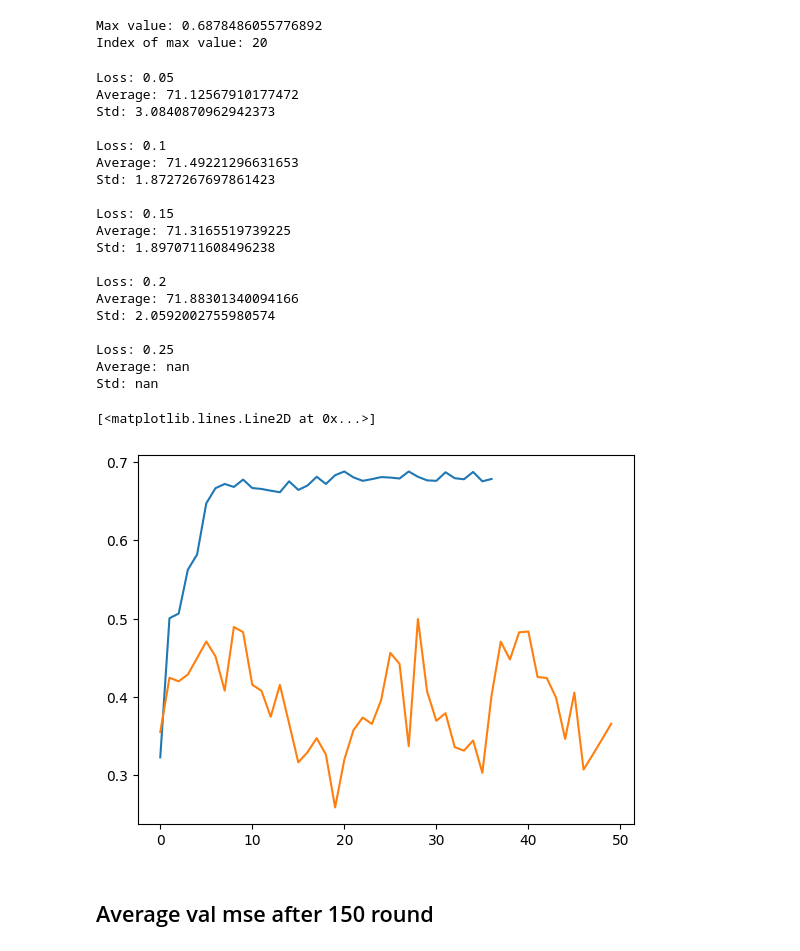
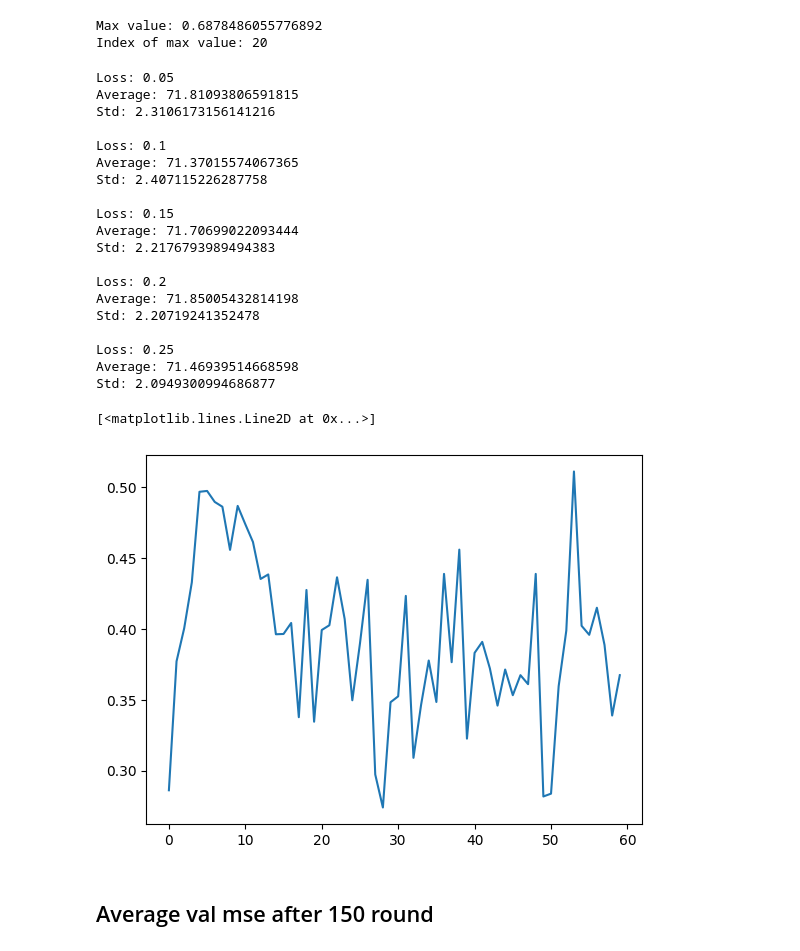
Before and after one commit to Observe-l/FedL-Transformer_Wireless, a Jupyter notebook: plot.ipynb, the cells around one changed output. Drawn from its saved outputs; the diff is of its cells as text; code cells hidden in the pictures.

```diff
--- a/plot.ipynb
+++ b/plot.ipynb
@@ -27,38 +27,38 @@ Max value: 0.6878486055776892
 Index of max value: 20
 # %%
 for i in [0.05, 0.1, 0.15, 0.2, 0.25]:
-    with open(f'results/fedprox/n50_s0.1_r300_e5_loss{i}_modezero_coding.json', 'r') as f:
+    with open(f'results/fedper/n50_s0.1_r300_e5_loss{i}_modezero_coding.json', 'r') as f:
         result_dict1 = json.load(f)
     print(f"Loss: {i}")
     print(f"Average: {np.mean(result_dict1['test_acc'][5:])*100}")
     print(f"Std: {np.std(result_dict1['test_acc'][5:])*100}\n\t")
 # %% [output]
 Loss: 0.05
-Average: 71.12567910177472
-Std: 3.0840870962942373
+Average: 71.81093806591815
+Std: 2.3106173156141216
 
 Loss: 0.1
-Average: 71.49221296631653
-Std: 1.8727267697861423
+Average: 71.37015574067365
+Std: 2.407115226287758
 
 Loss: 0.15
-Average: 71.3165519739225
-Std: 1.8970711608496238
+Average: 71.70699022093444
+Std: 2.2176793989494383
 
 Loss: 0.2
-Average: 71.88301340094166
-Std: 2.0592002755980574
+Average: 71.85005432814198
+Std: 2.20719241352478
 
 Loss: 0.25
-Average: nan
-Std: nan
+Average: 71.46939514668598
+Std: 2.0949300994686877
 # %%
 # Plot the accuracy
-plt.plot(result_dict['test_acc'][:50])
-plt.plot(result_dict1['test_acc'][:50])
+# plt.plot(result_dict['test_acc'][:50])
+plt.plot(result_dict1['test_acc'])
 # %% [output]
 [<matplotlib.lines.Line2D at 0x...>]
-[figure, old version]
+[figure, new version]
 # %%
 eng = matlab.engine.start_matlab()
 # %%
```
Also changed, not shown: 2 other files.
